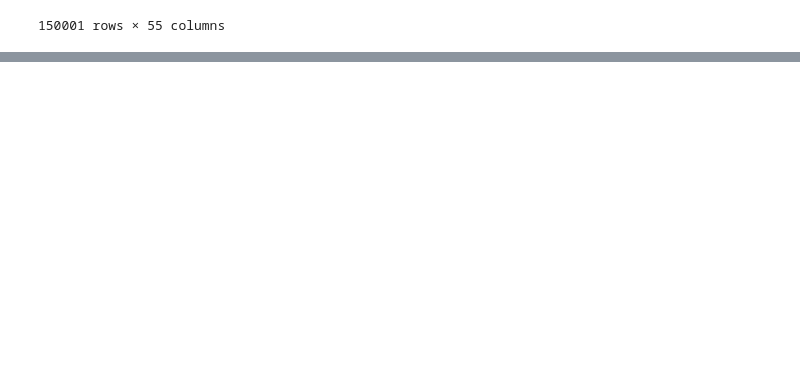
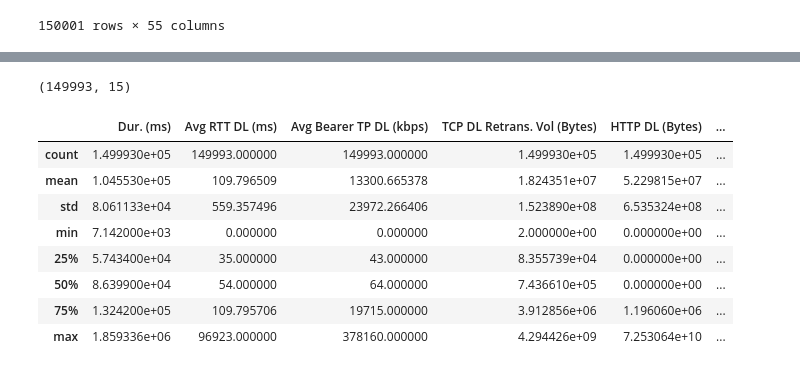
Before and after one commit to Begizew2112/kifiyaAIMweek-2, a Jupyter notebook: notebooks/postgres_load.ipynb, the cells around one changed output, grey strips where cells are left out. Cells and saved outputs as stored; diff of their text form; code cells hidden in the pictures; blank space fills up the shorter version.

```diff
--- a/notebooks/postgres_load.ipynb
+++ b/notebooks/postgres_load.ipynb
@@ -35,0 +125,2 @@ df
+# %%
+df_cleaned =data_cleaned.dropna()
@@ -35,0 +146,16 @@ df
+# %%
+df_cleaned.shape
+# %% [output]
+(149993, 15)
+# %%
+df_cleaned.describe()
+# %% [output]
+|  | Dur. (ms) | Avg RTT DL (ms) | Avg Bearer TP DL (kbps) | TCP DL Retrans. Vol (Bytes) | HTTP DL (Bytes) | ... |
+| count | 1.499930e+05 | 149993.000000 | 149993.000000 | 1.499930e+05 | 1.499930e+05 | ... |
+| mean | 1.045530e+05 | 109.796509 | 13300.665378 | 1.824351e+07 | 5.229815e+07 | ... |
+| std | 8.061133e+04 | 559.357496 | 23972.266406 | 1.523890e+08 | 6.535324e+08 | ... |
+| min | 7.142000e+03 | 0.000000 | 0.000000 | 2.000000e+00 | 0.000000e+00 | ... |
+| 25% | 5.743400e+04 | 35.000000 | 43.000000 | 8.355739e+04 | 0.000000e+00 | ... |
+| 50% | 8.639900e+04 | 54.000000 | 64.000000 | 7.436610e+05 | 0.000000e+00 | ... |
+| 75% | 1.324200e+05 | 109.795706 | 19715.000000 | 3.912856e+06 | 1.196060e+06 | ... |
+| max | 1.859336e+06 | 96923.000000 | 378160.000000 | 4.294426e+09 | 7.253064e+10 | ... |
```
Also changed, not shown: parts of 9 cells of this notebook.
